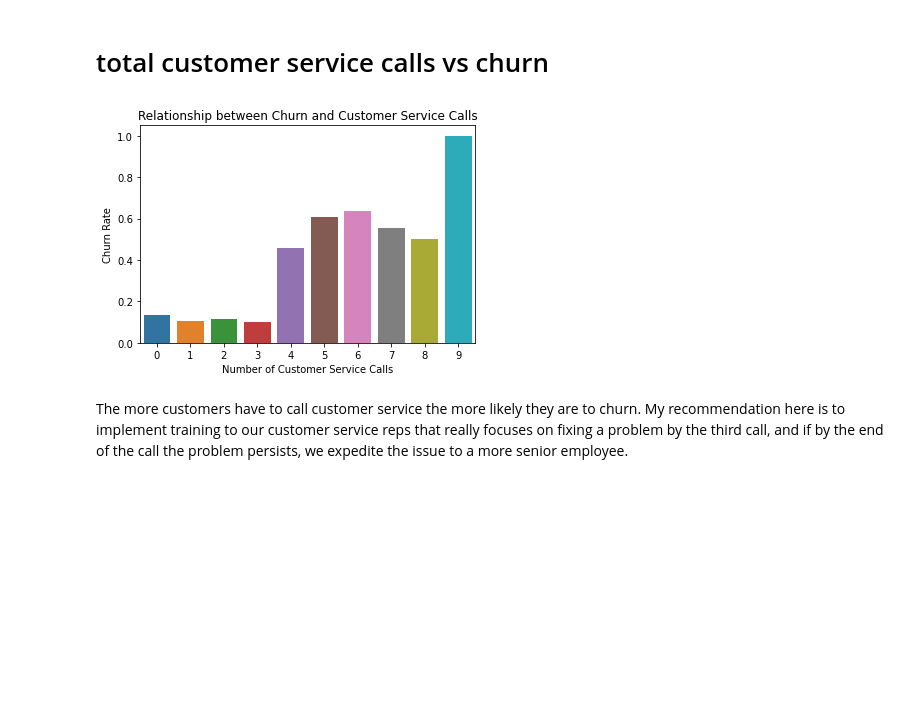
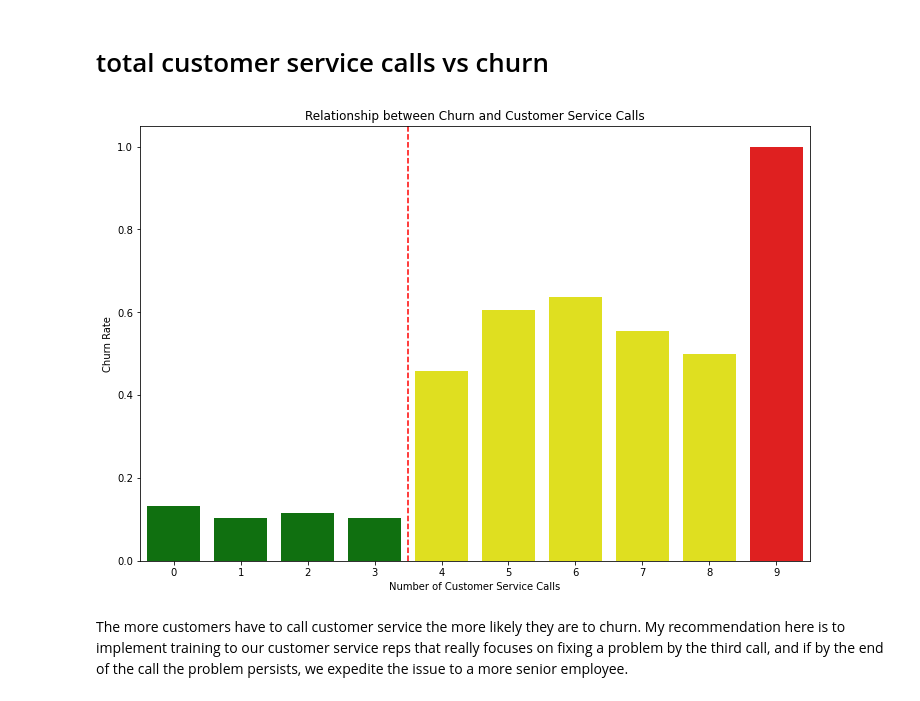
Before and after one commit to MichalOst3389/nhl_team_analysis, a Jupyter notebook: student.ipynb, the cells around one changed output. Cells and saved outputs as stored; diff of their text form; code cells hidden in the pictures; blank space fills up the shorter version.

Commit message:
added threshold line for churn vs service calls

```diff
--- a/student.ipynb
+++ b/student.ipynb
@@ -353,19 +355,28 @@ While we would be losing profit off the higher spenders, the lower spenders will
 # %% [markdown]
 # total customer service calls vs churn
 # %%
+# Define a color palette
+colors = ["green", "green", "green", "green", "yellow", "yellow", "yellow", "yellow", "yellow", "red"]
+
+# Create a new plot with a larger figure size
+fig, ax = plt.subplots(figsize=(12, 8))
+
 # Group customers based on customer service calls
 grouped = Telecomdf.groupby("customer_service_calls")["churn"].mean().reset_index()
 
-# Plot the average churn rate for each group of customers
-sns.barplot(x="customer_service_calls", y="churn", data=grouped)
+# Plot the average churn rate for each group of customers and color the bars based on the number of customer service calls
+sns.barplot(x="customer_service_calls", y="churn", data=grouped, palette=colors)
+
+# Add a vertical line at the threshold between 3 and 4 customer service calls
+plt.axvline(x=3.5, color="red", linestyle="--")
 
 # Label the plot
 plt.xlabel("Number of Customer Service Calls")
 plt.ylabel("Churn Rate")
 plt.title("Relationship between Churn and Customer Service Calls")
 plt.show()
 # %% [output]
-[figure, old version]
+[figure, new version]
 # %% [markdown]
 The more customers have to call customer service the more likely they are to churn.
 My recommendation here is to implement training to our customer service reps that really focuses on fixing a problem by the third call, and if by the end of the call the problem persists, we expedite the issue to a more senior employee.
```
Also changed, not shown: parts of 4 cells of this notebook.
